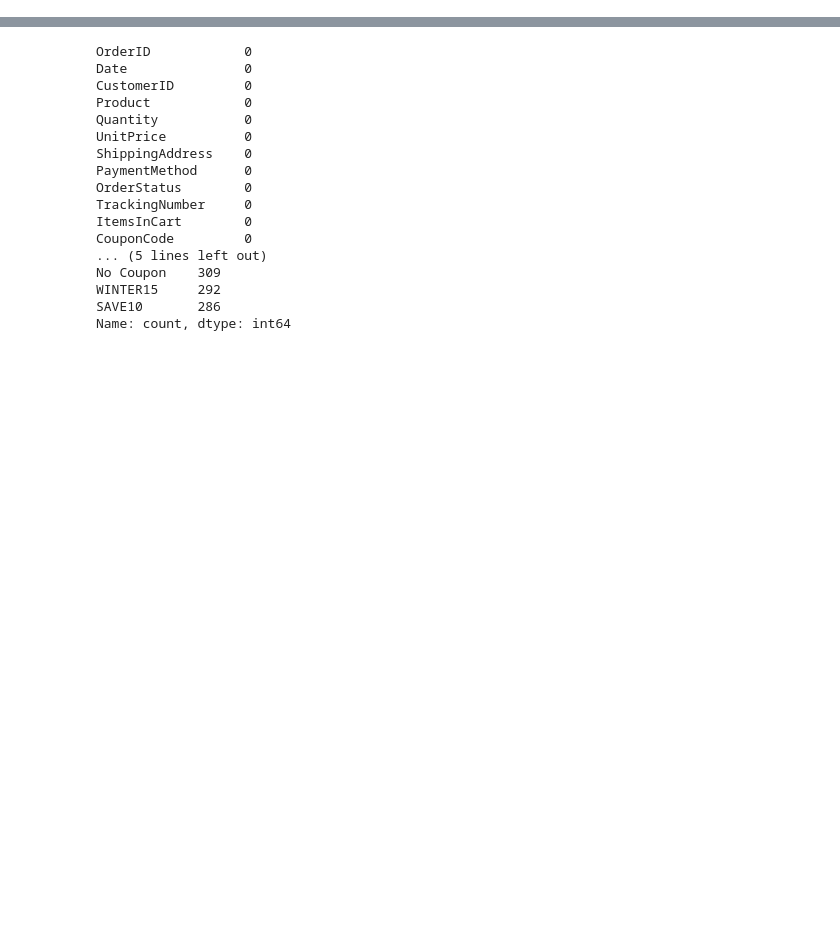
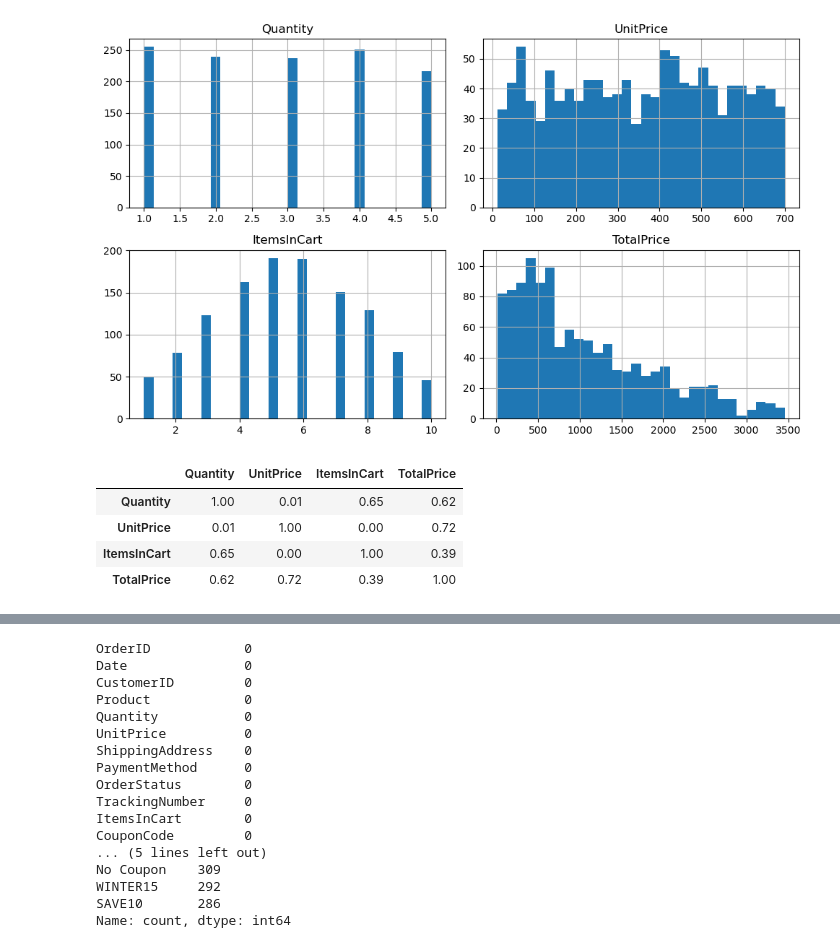
Before and after one commit to praiseemma/DecodeLabs-Internship, a Jupyter notebook: Project-1/project1_eda_feature_engineering.ipynb, the cells around one changed output, grey strips where cells are left out. Cells and saved outputs as stored; diff of their text form; code cells hidden in the pictures; blank space fills up the shorter version.

```diff
--- a/Project-1/project1_eda_feature_engineering.ipynb
+++ b/Project-1/project1_eda_feature_engineering.ipynb
@@ -61,0 +29,9 @@ memory usage: 131.4+ KB
+# %%
+import numpy as np
+import pandas as pd
+import matplotlib.pyplot as plt
+from sklearn.impute import KNNImputer
+from sklearn.preprocessing import StandardScaler
+
+pd.set_option("display.max_columns", None)
+RANDOM_SEED = 42
@@ -83,3 +73,10 @@ dtype: int64
 
 Duplicate OrderIDs: 0
 Fully duplicated rows: 0
+# %%
+num_cols = ["Quantity", "UnitPrice", "ItemsInCart", "TotalPrice"]
+cat_cols = ["Product", "PaymentMethod", "OrderStatus", "CouponCode", "ReferralSource"]
+
+display(raw_data[num_cols].describe().round(2))
+print("Skewness:")
+print(raw_data[num_cols].skew().round(2))
@@ -85,0 +121,13 @@ Fully duplicated rows: 0
+# %%
+raw_data[num_cols].hist(bins=30, figsize=(10, 6))
+plt.tight_layout()
+plt.show()
+
+display(raw_data[num_cols].corr().round(2))
+# %% [output]
+[figure, added]
+|  | Quantity | UnitPrice | ItemsInCart | TotalPrice |
+| Quantity | 1.00 | 0.01 | 0.65 | 0.62 |
+| UnitPrice | 0.01 | 1.00 | 0.00 | 0.72 |
+| ItemsInCart | 0.65 | 0.00 | 1.00 | 0.39 |
+| TotalPrice | 0.62 | 0.72 | 0.39 | 1.00 |
```
Also changed, not shown: parts of 50 cells of this notebook, 6 other files.
